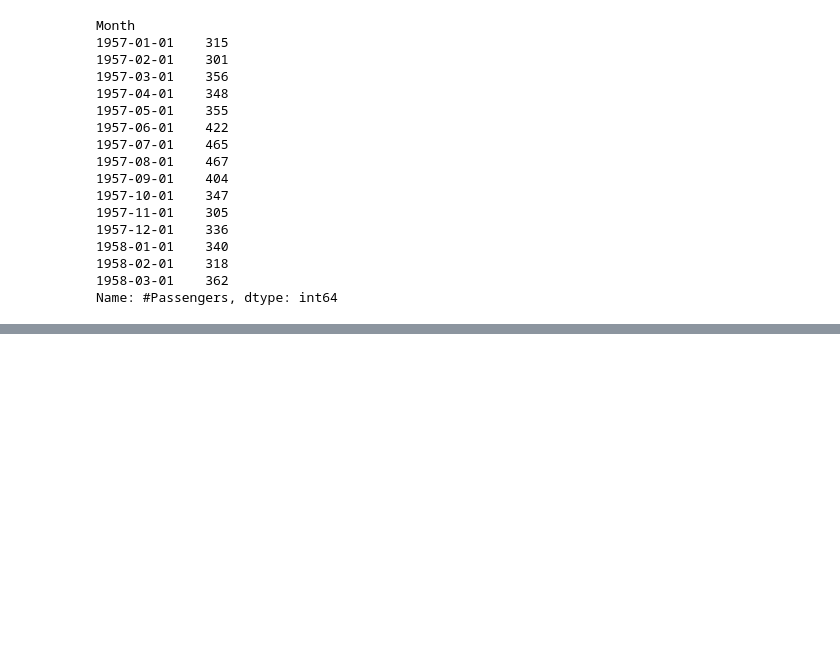
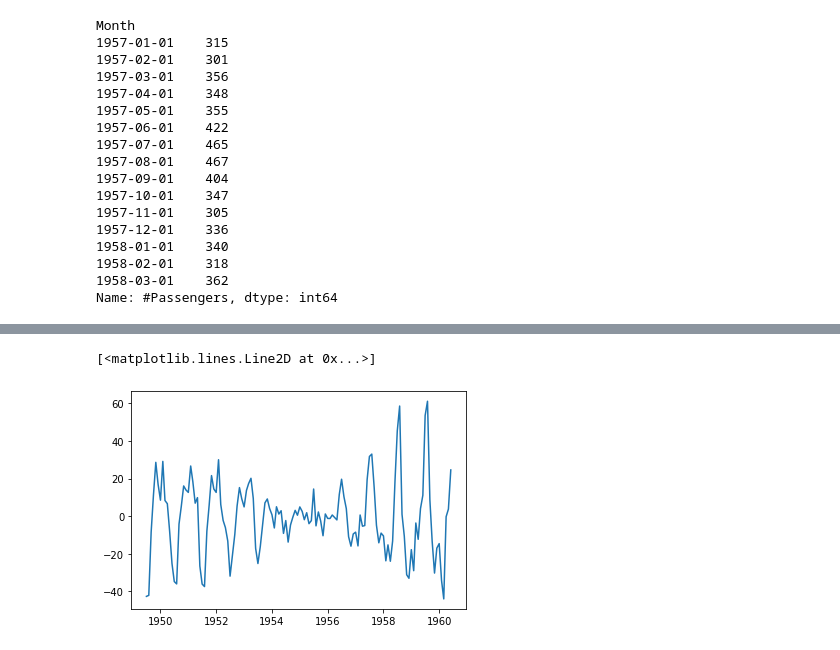
Before and after one commit to gabrielnrt/Aprendizado, a Jupyter notebook: Bibliotecas Python/Pandas/Séries Temporais.ipynb, the cells around one changed output, grey strips where cells are left out. Saved outputs shown, nothing was run; the diff lists cells and outputs as text; code cells hidden in the pictures; blank space fills up the shorter version.

```diff
--- a/Bibliotecas Python/Pandas/Séries Temporais.ipynb
+++ b/Bibliotecas Python/Pandas/Séries Temporais.ipynb
@@ -107,0 +136,5 @@ Name: #Passengers, dtype: int64
+# %%
+plot(decomposicao.resid)
+# %% [output]
+[<matplotlib.lines.Line2D at 0x...>]
+[figure, added]
```
Also changed, not shown: parts of 6 cells of this notebook, 2 other files.
